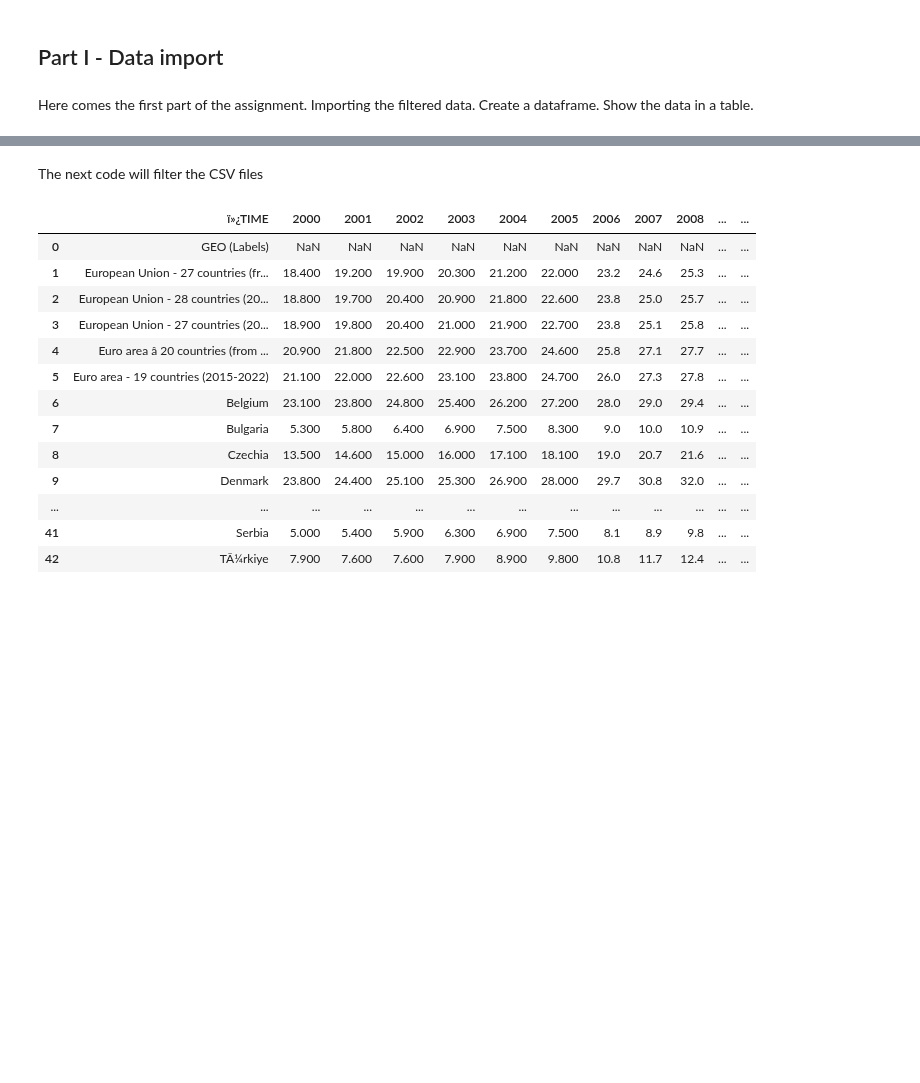
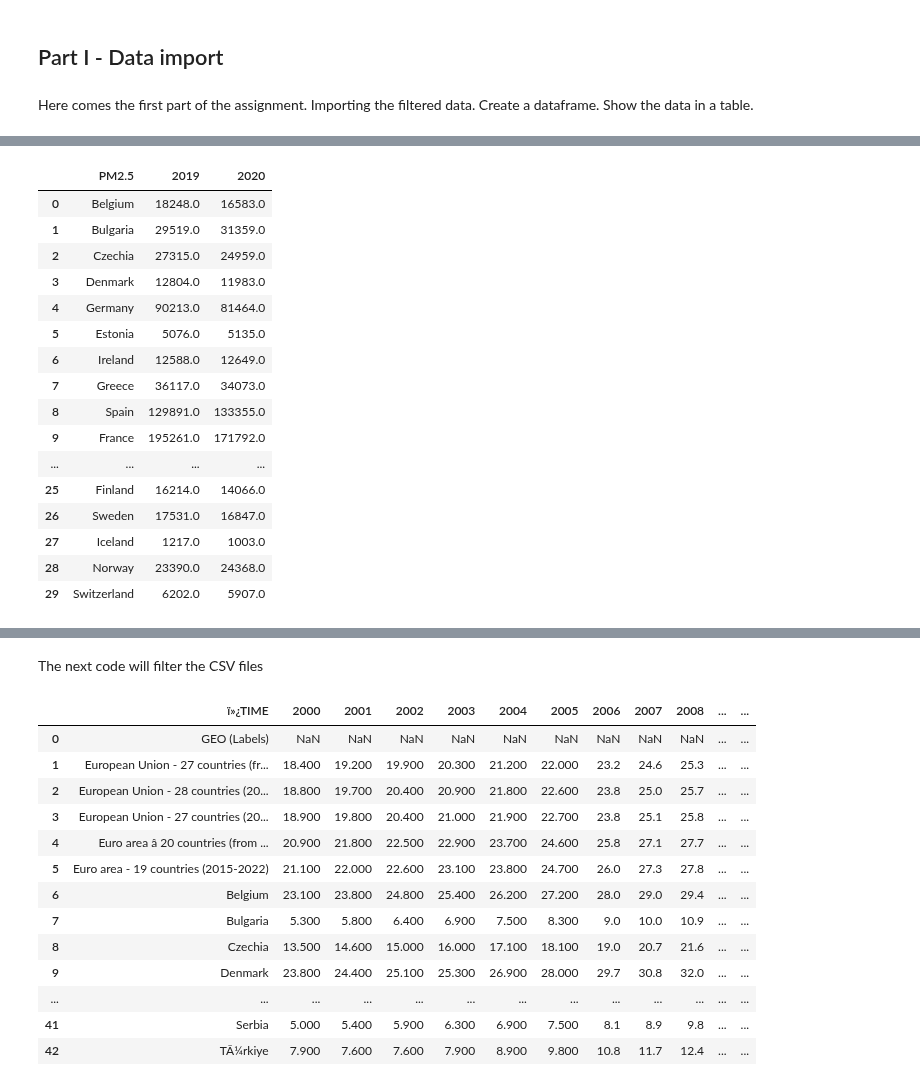
Before and after one commit to HHappy7/TIL6010-GroupProject, a Jupyter notebook: GroupProject-Layout2.ipynb, the cells around one changed output, grey strips where cells are left out. Saved outputs shown, nothing was run; the diff lists cells and outputs as text; code cells hidden in the pictures; blank space fills up the shorter version.

```diff
--- a/GroupProject-Layout2.ipynb
+++ b/GroupProject-Layout2.ipynb
@@ -60,0 +81,29 @@ df_GHG.head()
+# %%
+# Filter code for PM2.5 data
+
+for i in range(30, 45):
+    df_PM_2_5.drop(i, axis=0, inplace=True)
+
+#Replace commas with nothing
+df_PM_2_5['2019'] = df_PM_2_5['2019'].str.replace(',', '').astype(float)
+df_PM_2_5['2020'] = df_PM_2_5['2020'].str.replace(',', '').astype(float)
+
+df_PM_2_5
+# %% [output]
+|  | PM2.5 | 2019 | 2020 |
+| 0 | Belgium | 18248.0 | 16583.0 |
+| 1 | Bulgaria | 29519.0 | 31359.0 |
+| 2 | Czechia | 27315.0 | 24959.0 |
+| 3 | Denmark | 12804.0 | 11983.0 |
+| 4 | Germany | 90213.0 | 81464.0 |
+| 5 | Estonia | 5076.0 | 5135.0 |
+| 6 | Ireland | 12588.0 | 12649.0 |
+| 7 | Greece | 36117.0 | 34073.0 |
+| 8 | Spain | 129891.0 | 133355.0 |
+| 9 | France | 195261.0 | 171792.0 |
+| ... | ... | ... | ... |
+| 25 | Finland | 16214.0 | 14066.0 |
+| 26 | Sweden | 17531.0 | 16847.0 |
+| 27 | Iceland | 1217.0 | 1003.0 |
+| 28 | Norway | 23390.0 | 24368.0 |
+| 29 | Switzerland | 6202.0 | 5907.0 |
```
Also changed, not shown: parts of 9 cells of this notebook.
